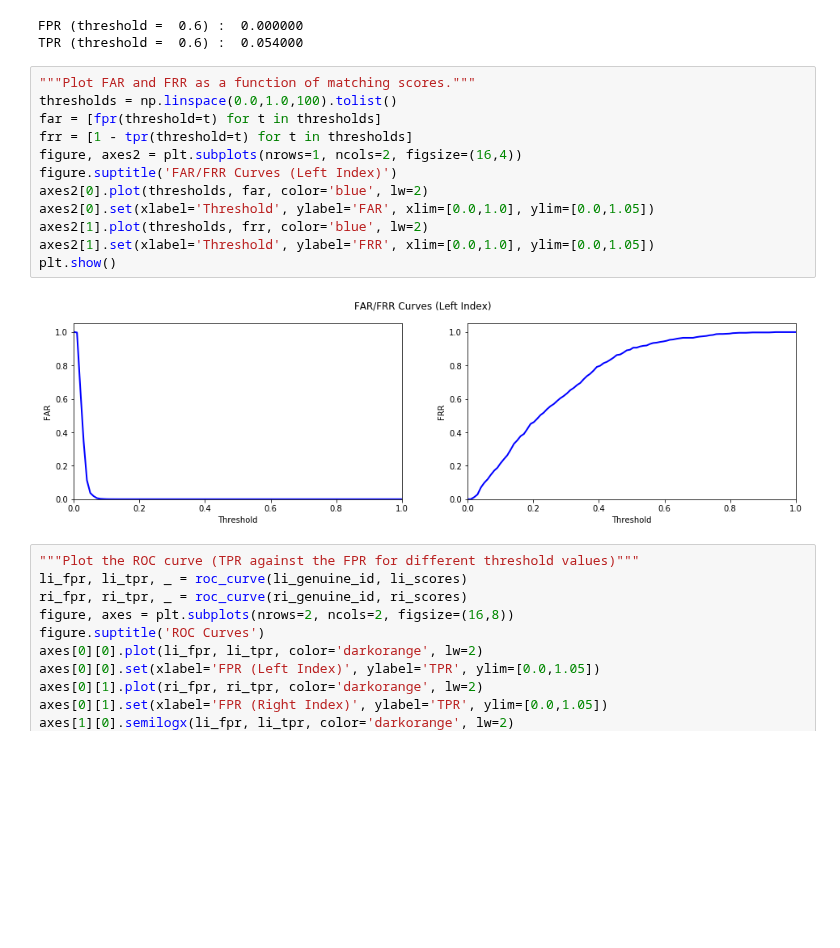
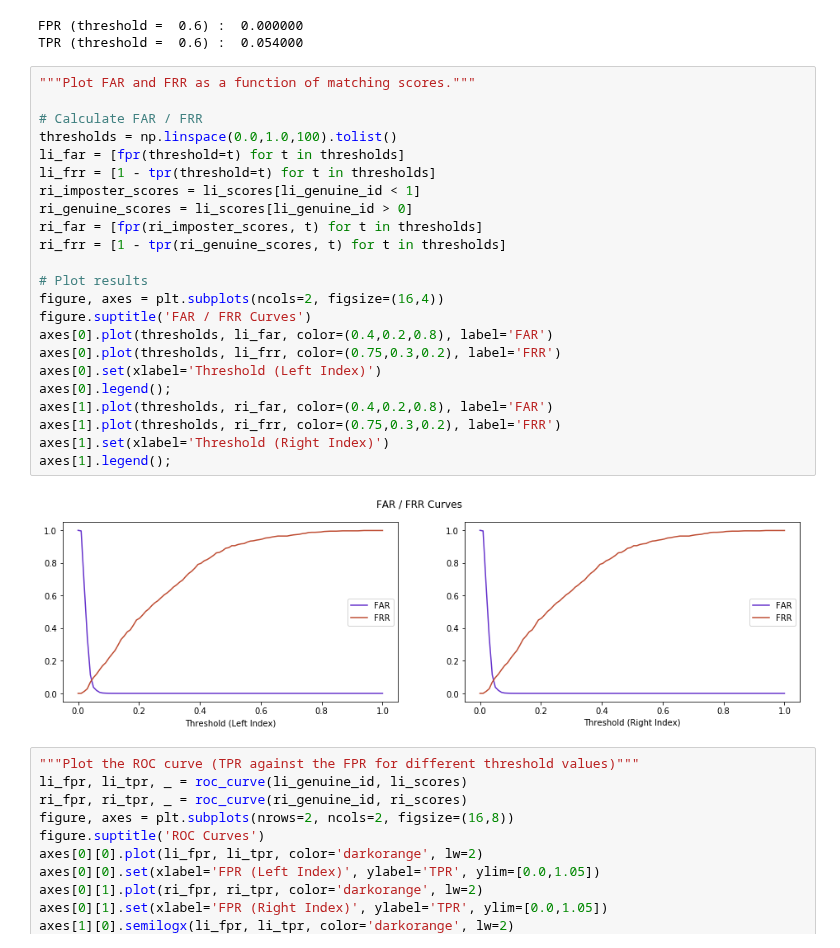
Before and after one commit to BrunoVandekerkhove/biometric-systems, a Jupyter notebook: validating/validating.ipynb, the cells around one changed output. Drawn from its saved outputs; the diff is of its cells as text; blank space fills up the shorter version.

Commit message:
Updated Plots

```diff
--- a/validating/validating.ipynb
+++ b/validating/validating.ipynb
@@ -182,18 +182,29 @@ FPR (threshold =  0.6) :  0.000000
 TPR (threshold =  0.6) :  0.054000
 # %%
 """Plot FAR and FRR as a function of matching scores."""
+
+# Calculate FAR / FRR
 thresholds = np.linspace(0.0,1.0,100).tolist()
-far = [fpr(threshold=t) for t in thresholds]
-frr = [1 - tpr(threshold=t) for t in thresholds]
-figure, axes2 = plt.subplots(nrows=1, ncols=2, figsize=(16,4))
-figure.suptitle('FAR/FRR Curves (Left Index)')
-axes2[0].plot(thresholds, far, color='blue', lw=2)
-axes2[0].set(xlabel='Threshold', ylabel='FAR', xlim=[0.0,1.0], ylim=[0.0,1.05])
-axes2[1].plot(thresholds, frr, color='blue', lw=2)
-axes2[1].set(xlabel='Threshold', ylabel='FRR', xlim=[0.0,1.0], ylim=[0.0,1.05])
-plt.show()
+li_far = [fpr(threshold=t) for t in thresholds]
+li_frr = [1 - tpr(threshold=t) for t in thresholds]
+ri_imposter_scores = li_scores[li_genuine_id < 1]
+ri_genuine_scores = li_scores[li_genuine_id > 0]
+ri_far = [fpr(ri_imposter_scores, t) for t in thresholds]
+ri_frr = [1 - tpr(ri_genuine_scores, t) for t in thresholds]
+
+# Plot results
+figure, axes = plt.subplots(ncols=2, figsize=(16,4))
+figure.suptitle('FAR / FRR Curves')
+axes[0].plot(thresholds, li_far, color=(0.4,0.2,0.8), label='FAR')
+axes[0].plot(thresholds, li_frr, color=(0.75,0.3,0.2), label='FRR')
+axes[0].set(xlabel='Threshold (Left Index)')
+axes[0].legend();
+axes[1].plot(thresholds, ri_far, color=(0.4,0.2,0.8), label='FAR')
+axes[1].plot(thresholds, ri_frr, color=(0.75,0.3,0.2), label='FRR')
+axes[1].set(xlabel='Threshold (Right Index)')
+axes[1].legend();
 # %% [output]
-[figure, old version]
+[figure, new version]
 # %%
 """Plot the ROC curve (TPR against the FPR for different threshold values)"""
 li_fpr, li_tpr, _ = roc_curve(li_genuine_id, li_scores)
```
Also changed, not shown: parts of 6 cells of this notebook.
